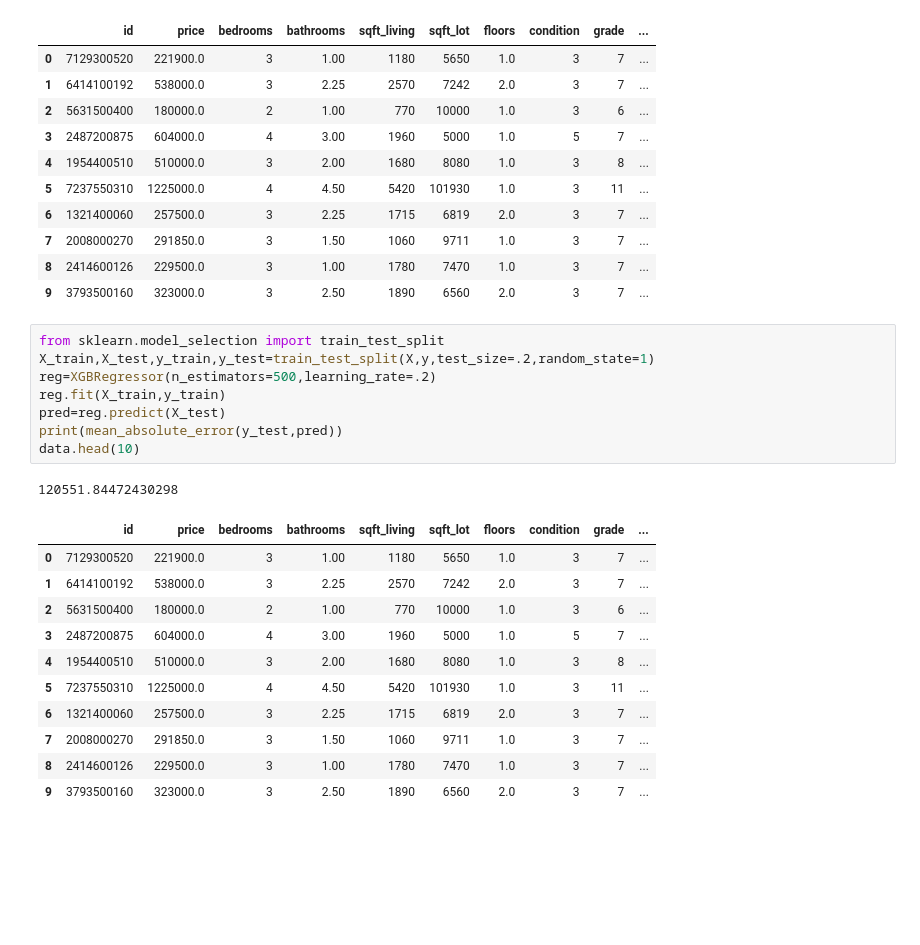
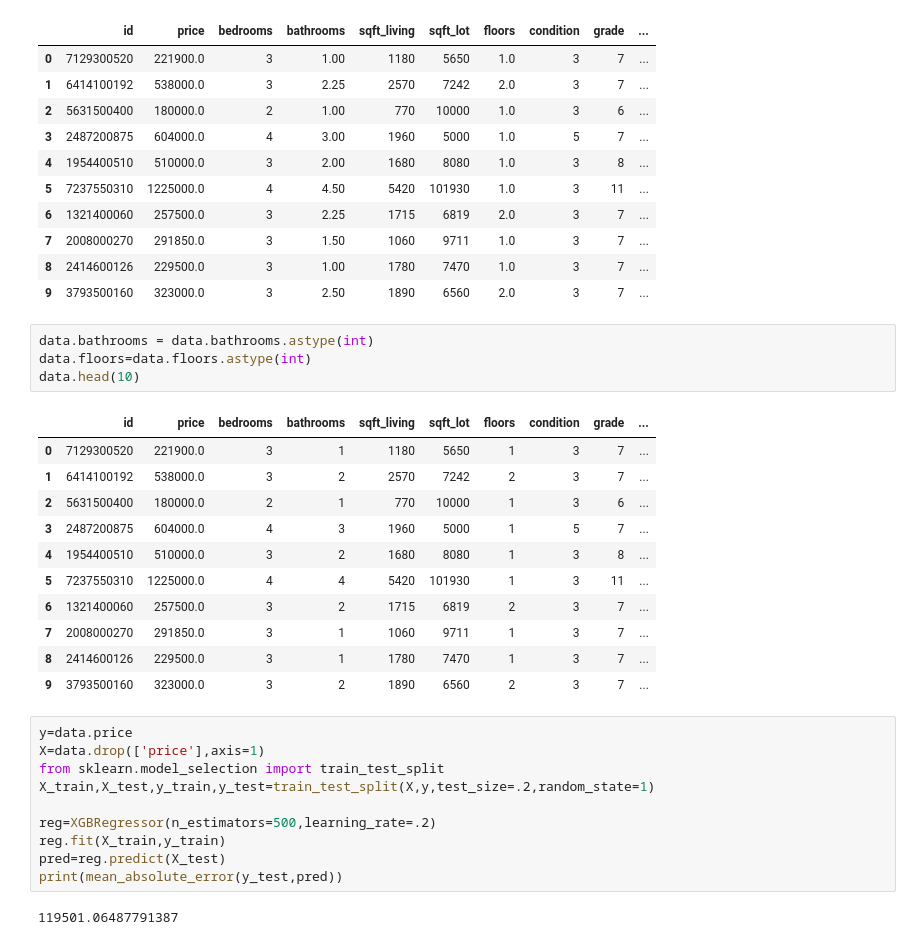
Before and after one commit to PuliLahari/lahari, a Jupyter notebook: housesales.ipynb, the cells around one changed output. Cells and saved outputs as stored; diff of their text form; blank space fills up the shorter version.

```diff
--- a/housesales.ipynb
+++ b/housesales.ipynb
@@ -75,24 +75,31 @@ data.head(10)
 | 7 | 2008000270 | 291850.0 | 3 | 1.50 | 1060 | 9711 | 1.0 | 3 | 7 | ... |
 | 8 | 2414600126 | 229500.0 | 3 | 1.00 | 1780 | 7470 | 1.0 | 3 | 7 | ... |
 | 9 | 3793500160 | 323000.0 | 3 | 2.50 | 1890 | 6560 | 2.0 | 3 | 7 | ... |
+# %%
+data.bathrooms = data.bathrooms.astype(int)
+data.floors=data.floors.astype(int)
+data.head(10)
+# %% [output]
+|  | id | price | bedrooms | bathrooms | sqft_living | sqft_lot | floors | condition | grade | ... |
+| 0 | 7129300520 | 221900.0 | 3 | 1 | 1180 | 5650 | 1 | 3 | 7 | ... |
+| 1 | 6414100192 | 538000.0 | 3 | 2 | 2570 | 7242 | 2 | 3 | 7 | ... |
+| 2 | 5631500400 | 180000.0 | 2 | 1 | 770 | 10000 | 1 | 3 | 6 | ... |
+| 3 | 2487200875 | 604000.0 | 4 | 3 | 1960 | 5000 | 1 | 5 | 7 | ... |
+| 4 | 1954400510 | 510000.0 | 3 | 2 | 1680 | 8080 | 1 | 3 | 8 | ... |
+| 5 | 7237550310 | 1225000.0 | 4 | 4 | 5420 | 101930 | 1 | 3 | 11 | ... |
+| 6 | 1321400060 | 257500.0 | 3 | 2 | 1715 | 6819 | 2 | 3 | 7 | ... |
+| 7 | 2008000270 | 291850.0 | 3 | 1 | 1060 | 9711 | 1 | 3 | 7 | ... |
+| 8 | 2414600126 | 229500.0 | 3 | 1 | 1780 | 7470 | 1 | 3 | 7 | ... |
+| 9 | 3793500160 | 323000.0 | 3 | 2 | 1890 | 6560 | 2 | 3 | 7 | ... |
 # %%
+y=data.price
+X=data.drop(['price'],axis=1)
 from sklearn.model_selection import train_test_split
 X_train,X_test,y_train,y_test=train_test_split(X,y,test_size=.2,random_state=1)
+
 reg=XGBRegressor(n_estimators=500,learning_rate=.2)
 reg.fit(X_train,y_train)
 pred=reg.predict(X_test)
 print(mean_absolute_error(y_test,pred))
-data.head(10)
 # %% [output]
-120551.84472430298
+119501.06487791387
-|  | id | price | bedrooms | bathrooms | sqft_living | sqft_lot | floors | condition | grade | ... |
-| 0 | 7129300520 | 221900.0 | 3 | 1.00 | 1180 | 5650 | 1.0 | 3 | 7 | ... |
-| 1 | 6414100192 | 538000.0 | 3 | 2.25 | 2570 | 7242 | 2.0 | 3 | 7 | ... |
-| 2 | 5631500400 | 180000.0 | 2 | 1.00 | 770 | 10000 | 1.0 | 3 | 6 | ... |
-| 3 | 2487200875 | 604000.0 | 4 | 3.00 | 1960 | 5000 | 1.0 | 5 | 7 | ... |
-| 4 | 1954400510 | 510000.0 | 3 | 2.00 | 1680 | 8080 | 1.0 | 3 | 8 | ... |
-| 5 | 7237550310 | 1225000.0 | 4 | 4.50 | 5420 | 101930 | 1.0 | 3 | 11 | ... |
-| 6 | 1321400060 | 257500.0 | 3 | 2.25 | 1715 | 6819 | 2.0 | 3 | 7 | ... |
-| 7 | 2008000270 | 291850.0 | 3 | 1.50 | 1060 | 9711 | 1.0 | 3 | 7 | ... |
-| 8 | 2414600126 | 229500.0 | 3 | 1.00 | 1780 | 7470 | 1.0 | 3 | 7 | ... |
-| 9 | 3793500160 | 323000.0 | 3 | 2.50 | 1890 | 6560 | 2.0 | 3 | 7 | ... |
```
Also changed, not shown: parts of 1 cell of this notebook.
